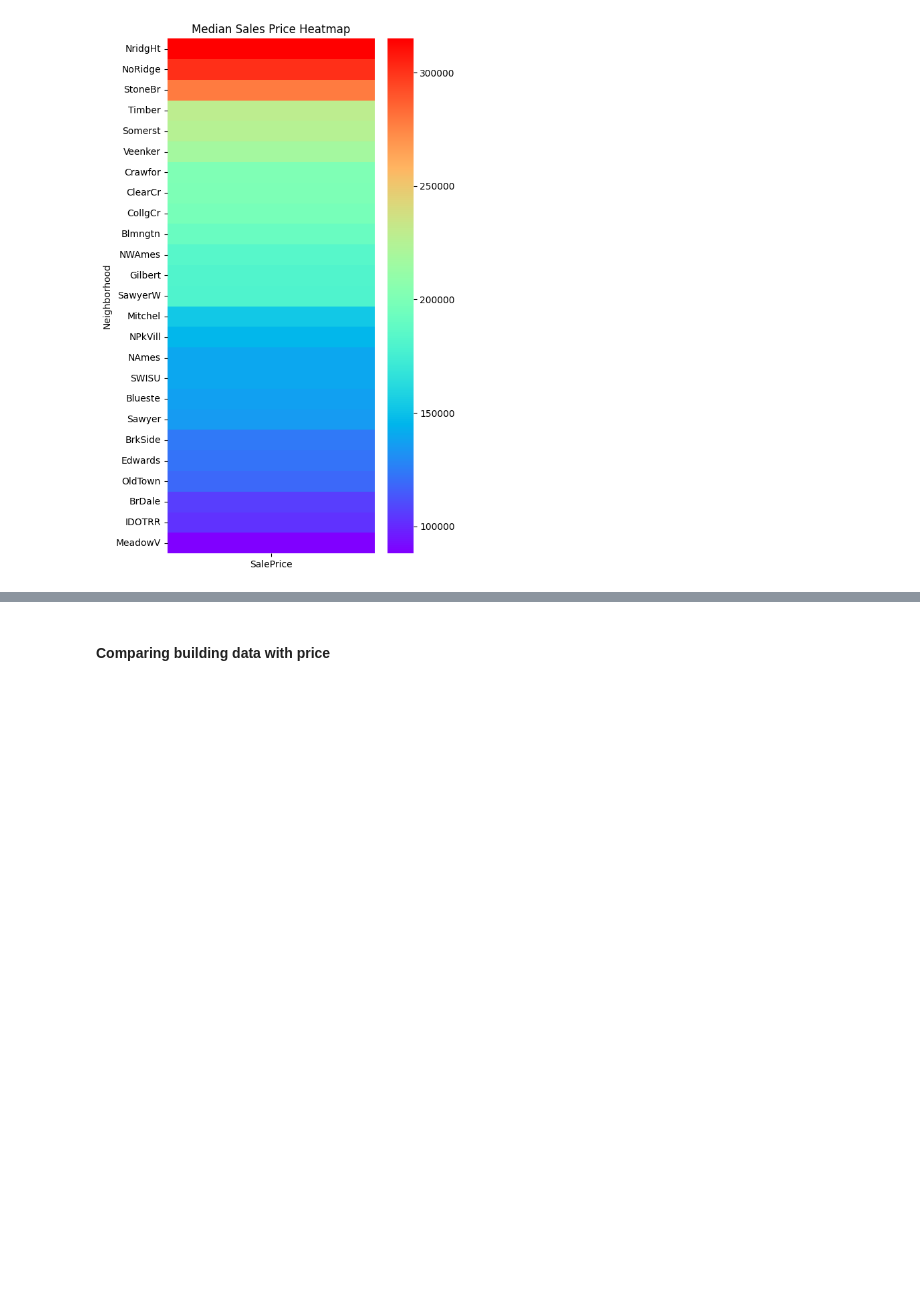
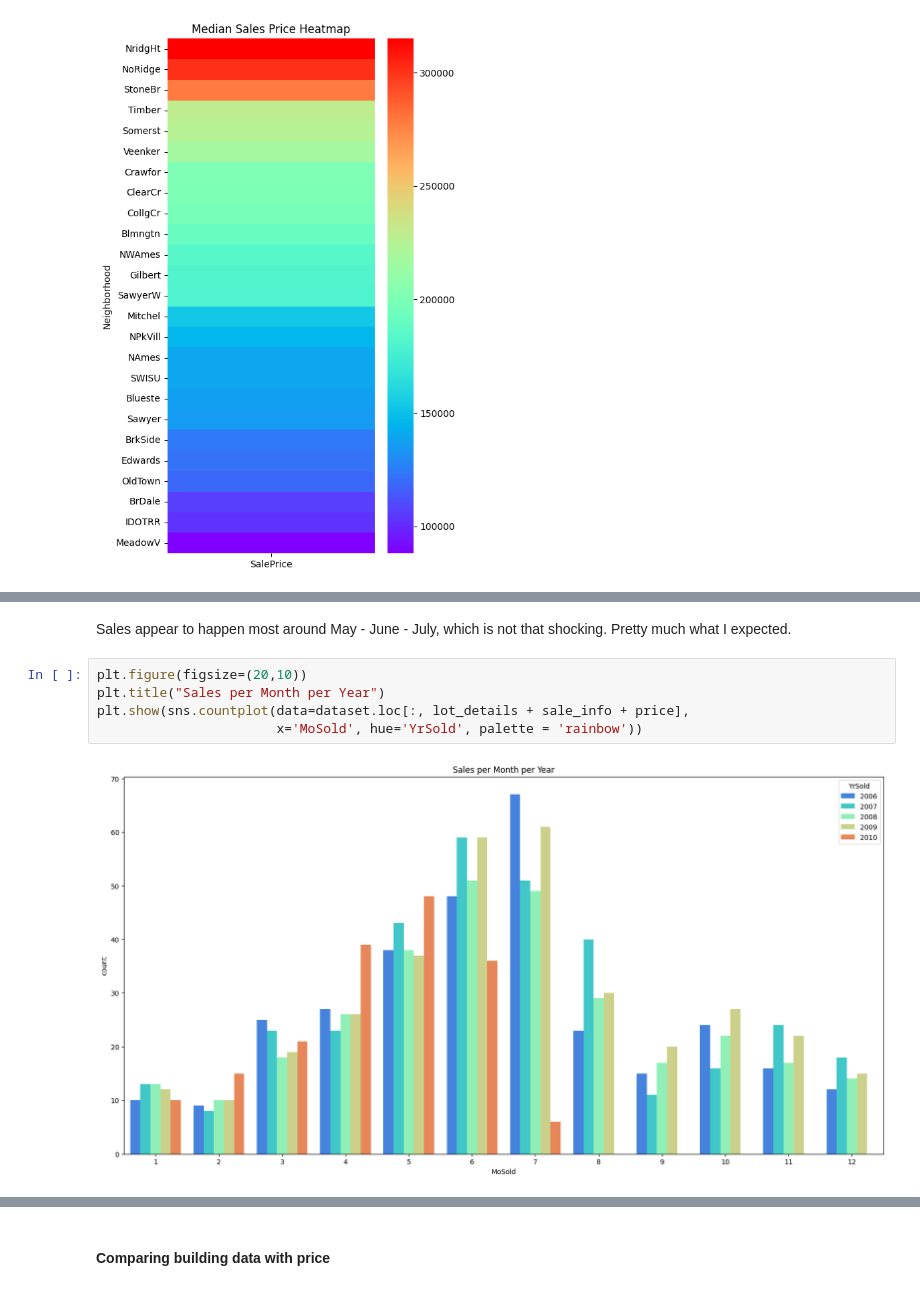
Before and after one commit to vin-br/house-prices, a Jupyter notebook: Data Analysis.ipynb, the cells around one changed output, grey strips where cells are left out. Drawn from its saved outputs; the diff is of its cells as text; blank space fills up the shorter version.

```diff
--- a/Data Analysis.ipynb
+++ b/Data Analysis.ipynb
@@ -770,0 +780,9 @@ Yes we shall, my precious. Yes - we - shall.
+# %% [markdown]
+Sales appear to happen most around May - June - July, which is not that shocking. Pretty much what I expected.
+# %%
+plt.figure(figsize=(20,10))
+plt.title("Sales per Month per Year")
+plt.show(sns.countplot(data=dataset.loc[:, lot_details + sale_info + price],
+                       x='MoSold', hue='YrSold', palette = 'rainbow'))
+# %% [output]
+[figure, added]
```
Also changed, not shown: parts of 10 cells of this notebook.
